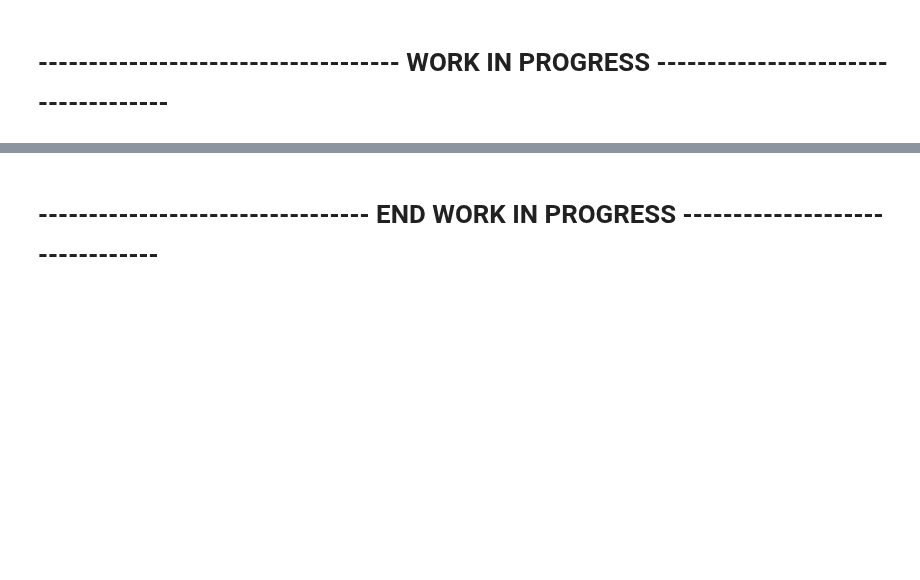
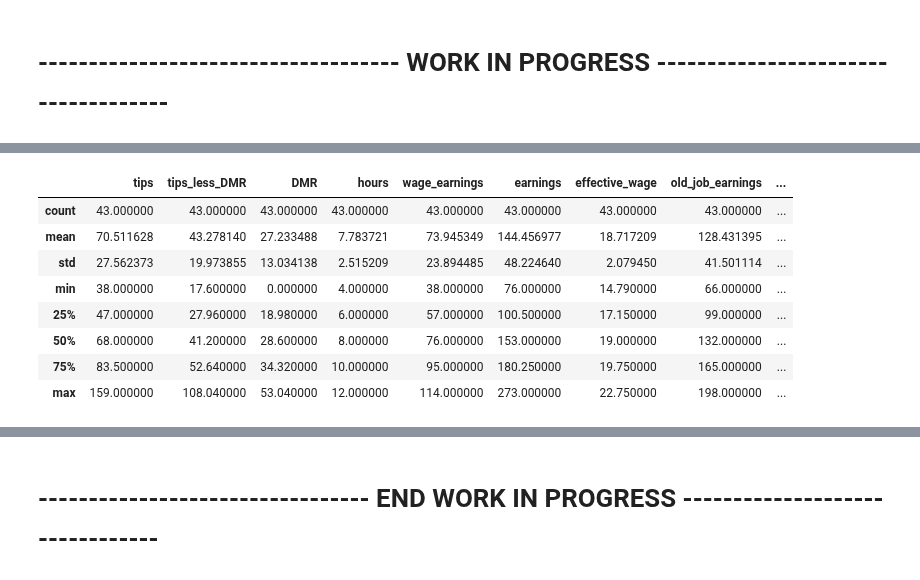
Before and after one commit to HendersonAlec2212/jj_earnings_tracker, a Jupyter notebook: jj_shift_record_and_visualization.ipynb, the cells around one changed output, grey strips where cells are left out. Drawn from its saved outputs; the diff is of its cells as text; code cells hidden in the pictures; blank space fills up the shorter version.

```diff
--- a/jj_shift_record_and_visualization.ipynb
+++ b/jj_shift_record_and_visualization.ipynb
@@ -554,0 +663,12 @@ dataframe.describe()
+# %%
+dataframe.describe()
+# %% [output]
+|  | tips | tips_less_DMR | DMR | hours | wage_earnings | earnings | effective_wage | old_job_earnings | ... |
+| count | 43.000000 | 43.000000 | 43.000000 | 43.000000 | 43.000000 | 43.000000 | 43.000000 | 43.000000 | ... |
+| mean | 70.511628 | 43.278140 | 27.233488 | 7.783721 | 73.945349 | 144.456977 | 18.717209 | 128.431395 | ... |
+| std | 27.562373 | 19.973855 | 13.034138 | 2.515209 | 23.894485 | 48.224640 | 2.079450 | 41.501114 | ... |
+| min | 38.000000 | 17.600000 | 0.000000 | 4.000000 | 38.000000 | 76.000000 | 14.790000 | 66.000000 | ... |
+| 25% | 47.000000 | 27.960000 | 18.980000 | 6.000000 | 57.000000 | 100.500000 | 17.150000 | 99.000000 | ... |
+| 50% | 68.000000 | 41.200000 | 28.600000 | 8.000000 | 76.000000 | 153.000000 | 19.000000 | 132.000000 | ... |
+| 75% | 83.500000 | 52.640000 | 34.320000 | 10.000000 | 95.000000 | 180.250000 | 19.750000 | 165.000000 | ... |
+| max | 159.000000 | 108.040000 | 53.040000 | 12.000000 | 114.000000 | 273.000000 | 22.750000 | 198.000000 | ... |
```
Also changed, not shown: parts of 22 cells of this notebook.
